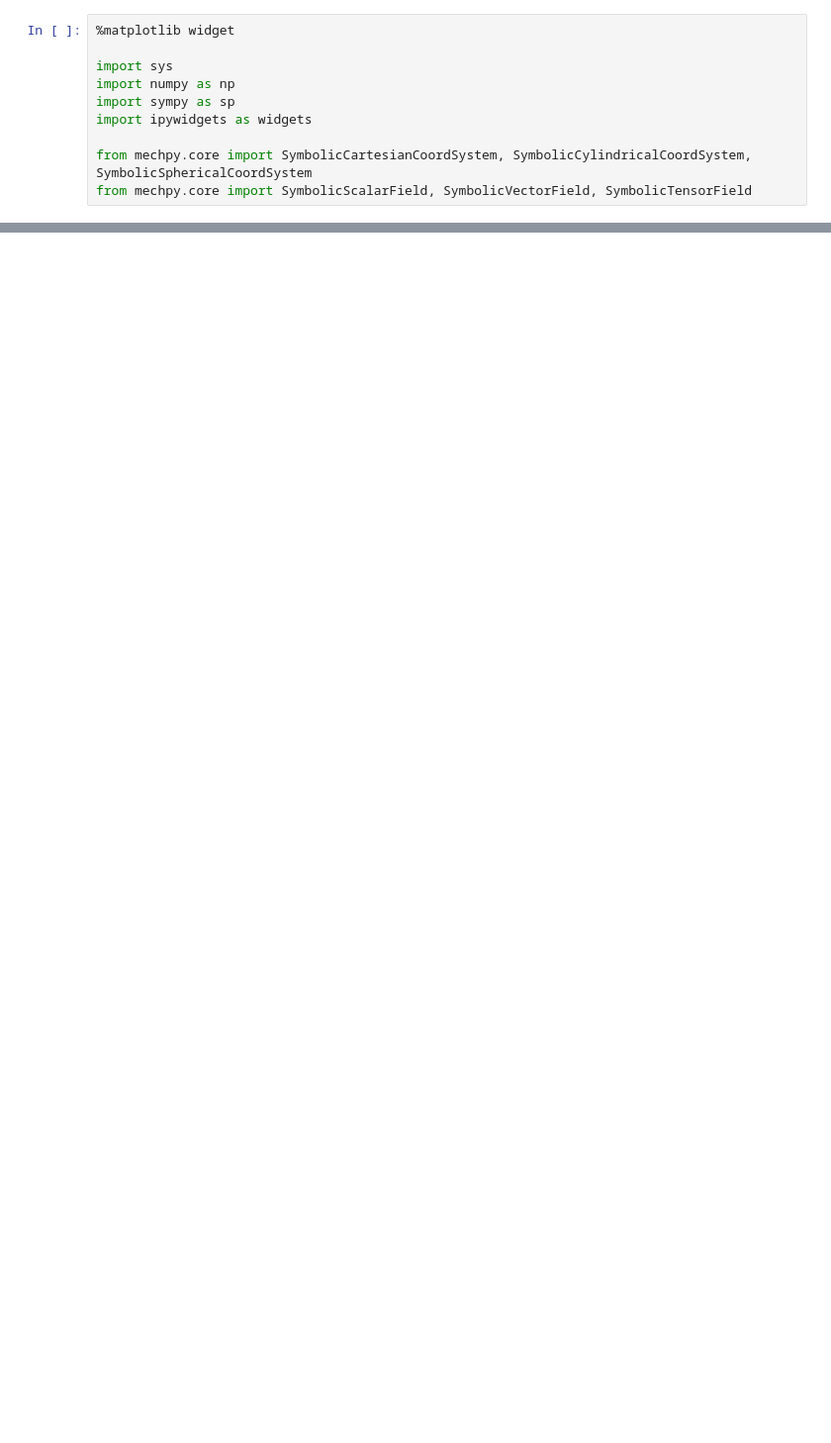
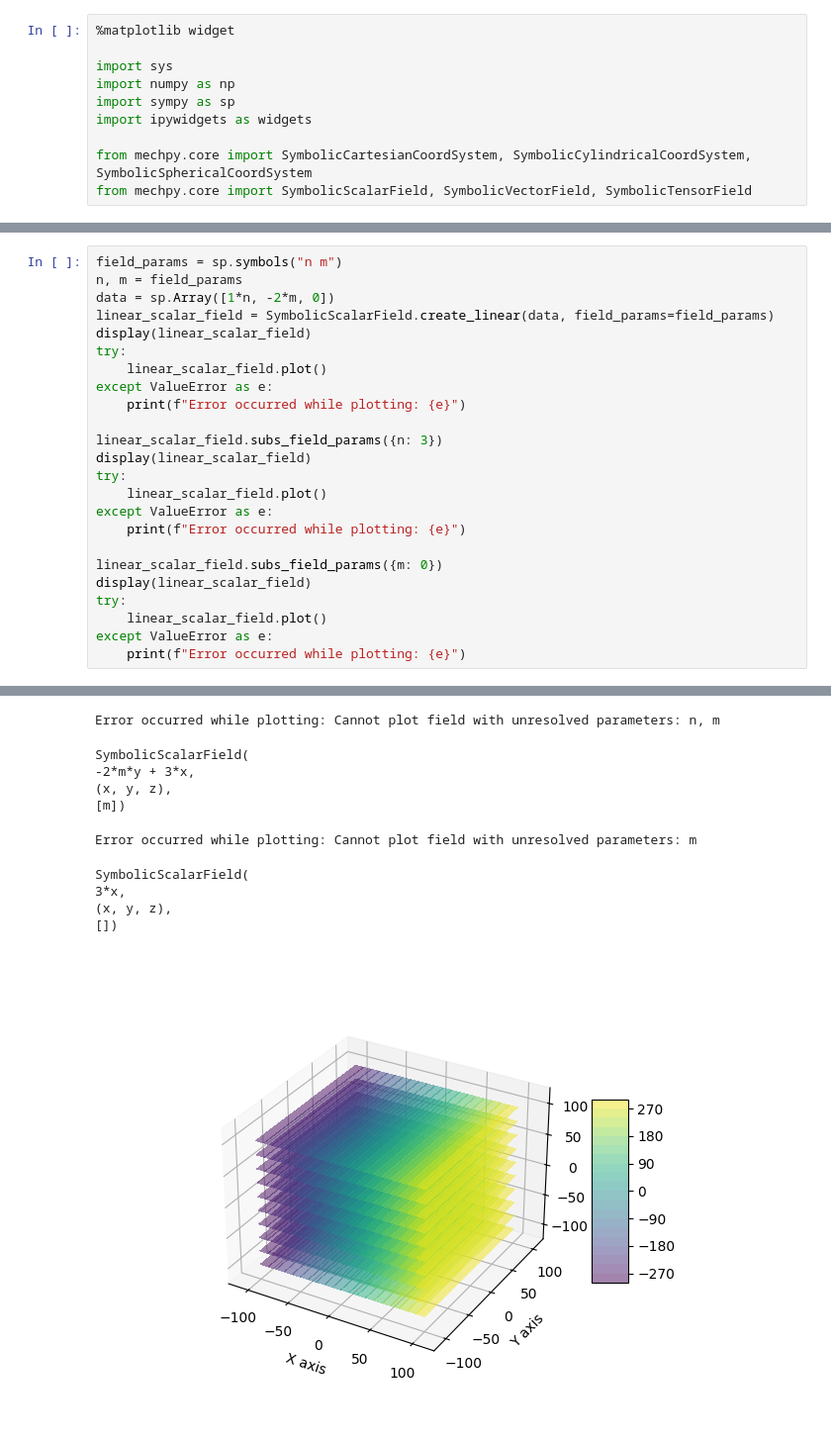
Before and after one commit to obouchaara/mechpy, a Jupyter notebook: notebooks/field_2.ipynb, the cells around one changed output, grey strips where cells are left out. Shown at 99% size. Saved outputs shown, nothing was run; the diff lists cells and outputs as text; blank space fills up the shorter version.

Commit message:
update field validation and ploting

```diff
--- a/notebooks/field_2.ipynb
+++ b/notebooks/field_2.ipynb
@@ -48,0 +63,25 @@ x - 2*y,
+# %%
+field_params = sp.symbols("n m")
+n, m = field_params
+data = sp.Array([1*n, -2*m, 0])
+linear_scalar_field = SymbolicScalarField.create_linear(data, field_params=field_params)
+display(linear_scalar_field)
+try:
+    linear_scalar_field.plot()
+except ValueError as e:
+    print(f"Error occurred while plotting: {e}")
+
+linear_scalar_field.subs_field_params({n: 3})
+display(linear_scalar_field)
+try:
+    linear_scalar_field.plot()
+except ValueError as e:
+    print(f"Error occurred while plotting: {e}")
+
+linear_scalar_field.subs_field_params({m: 0})
+display(linear_scalar_field)
+try:
+    linear_scalar_field.plot()
+except ValueError as e:
+    print(f"Error occurred while plotting: {e}")
+# %% [output]
@@ -49,3 +92,14 @@ x - 2*y,
+Error occurred while plotting: Cannot plot field with unresolved parameters: n, m
+SymbolicScalarField(
+-2*m*y + 3*x,
+(x, y, z),
+[m])
+Error occurred while plotting: Cannot plot field with unresolved parameters: m
+SymbolicScalarField(
+3*x,
+(x, y, z),
+[])
+[figure, added]
 # %%
 coord_system = SymbolicCylindricalCoordSystem()
 data = sp.Array([1, 2, 3])
```
Also changed, not shown: parts of 9 cells of this notebook, 2 other files.
